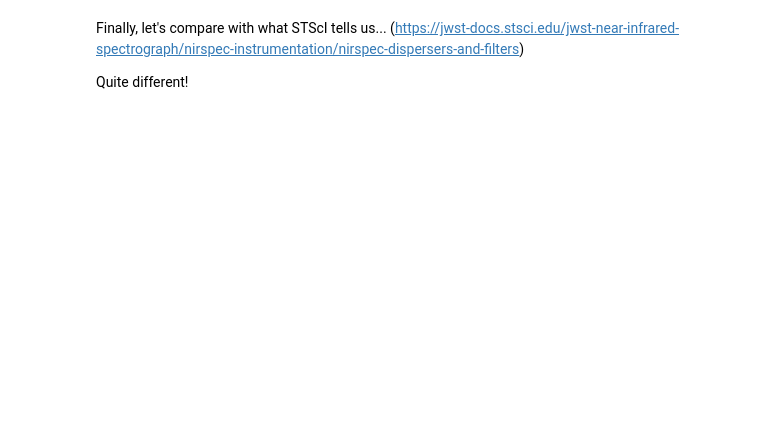
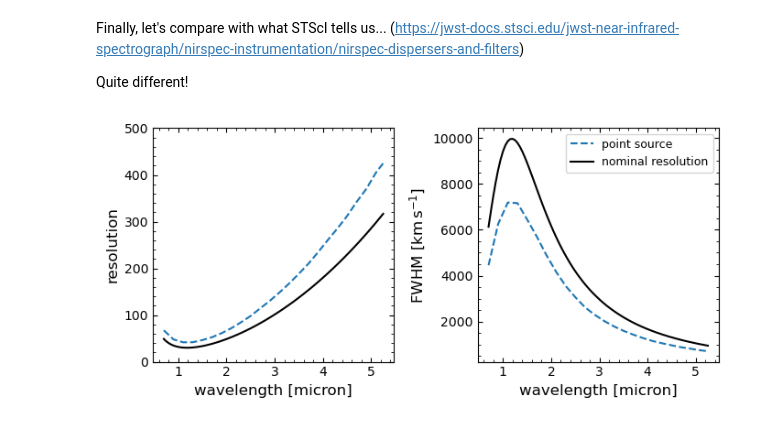
Before and after one commit to annadeg/jwst-msafit, a Jupyter notebook: examples/example_lsf.ipynb, the cells around one changed output. Cells and saved outputs as stored; diff of their text form; code cells hidden in the pictures; blank space fills up the shorter version.

```diff
--- a/examples/example_lsf.ipynb
+++ b/examples/example_lsf.ipynb
@@ -191,34 +195,35 @@ Quite different!
 # %%
 from astropy.table import Table
 from scipy.interpolate import interp1d
 
-disp_curve_stsci = Table.read(f'./data/jwst_nirspec_{disp.lower()}_disp.fits')
+disp_curve_stsci = Table.read(f'./data/jwst_nirspec_{params["instrument"]["disperser"].lower()}_disp.fits')
 fdisp = interp1d(disp_curve_stsci['WAVELENGTH'],disp_curve_stsci['R'],kind='cubic')
-wrange = np.arange(1.7,3.1,0.025)*1e4
+wrange = np.arange(0.7,5.3,0.05)*1e4
 
 fig,ax = plt.subplots(1,2,figsize=(7,3.3))
 
 ax[0].plot(wrange*1e-4,lsf.resolution(wrange),color='C0',ls='--',label='point source')
 ax[0].plot(wrange*1e-4,fdisp(wrange*1e-4),color='k',ls='solid',label='nominal resolution')
 ax[0].set_xlabel(r"wavelength [micron]",fontsize=12)
 ax[0].set_ylabel(r"resolution",fontsize=12)
-ax[0].set_ylim(500,2500)
+ax[0].set_ylim(0,500)
 ax[0].xaxis.set_minor_locator(AutoMinorLocator())
 ax[0].yaxis.set_minor_locator(AutoMinorLocator())
 ax[0].tick_params(direction='in',which='both',top=True,right=True)
 ax[0].locator_params(nbins=6)
 
 
 ax[1].plot(wrange*1e-4,2*np.sqrt(2*np.log(2)) *lsf.dispersion_kms(wrange),color='C0',ls='--',label='point source')
 ax[1].plot(wrange*1e-4,3e5/(fdisp(wrange*1e-4)),color='k',ls='solid',label='nominal resolution')
 ax[1].set_xlabel(r"wavelength [micron]",fontsize=12)
 ax[1].set_ylabel(r"FWHM [$\rm km\,s^{-1}$]",fontsize=12)
-ax[1].set_ylim(125,450)
 ax[1].xaxis.set_minor_locator(AutoMinorLocator())
 ax[1].yaxis.set_minor_locator(AutoMinorLocator())
 ax[1].tick_params(direction='in',which='both',top=True,right=True)
 ax[1].locator_params(nbins=6)
 ax[1].legend(fontsize=9)
 
 plt.tight_layout()
 plt.show()
+# %% [output]
+[figure, added]
```
Also changed, not shown: parts of 21 cells of this notebook, 1 other file.
